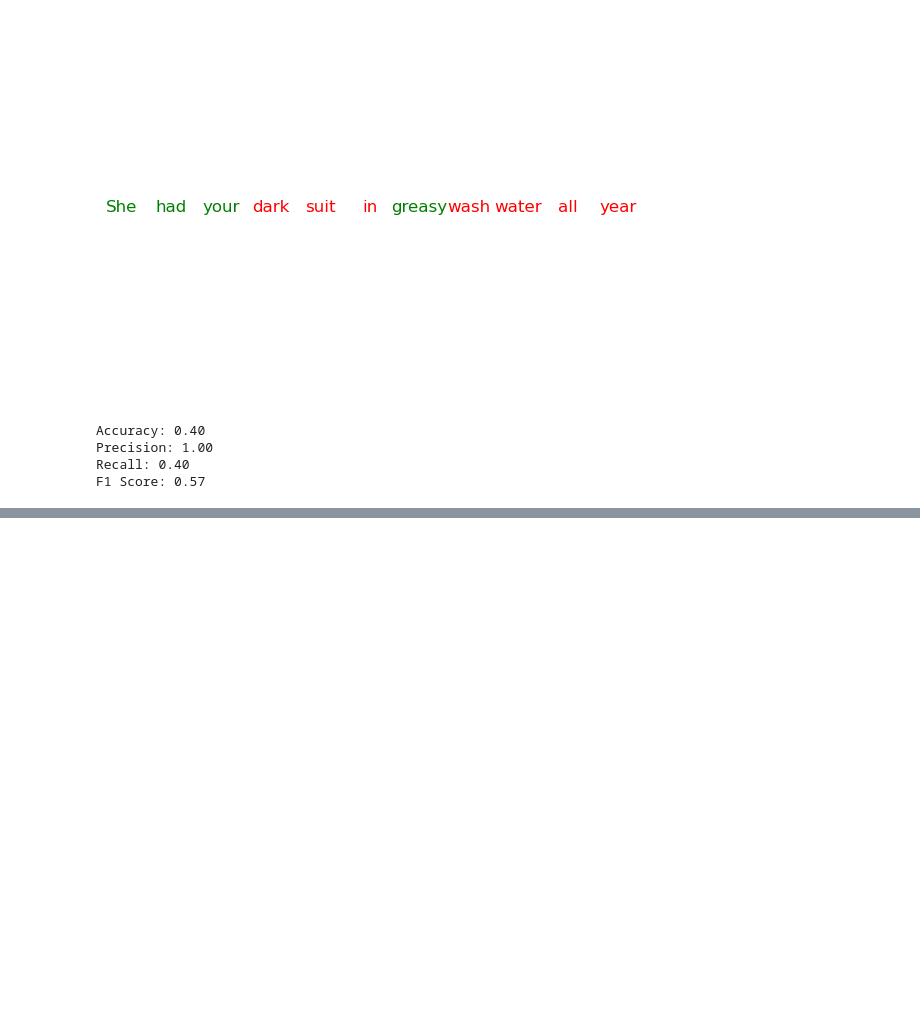
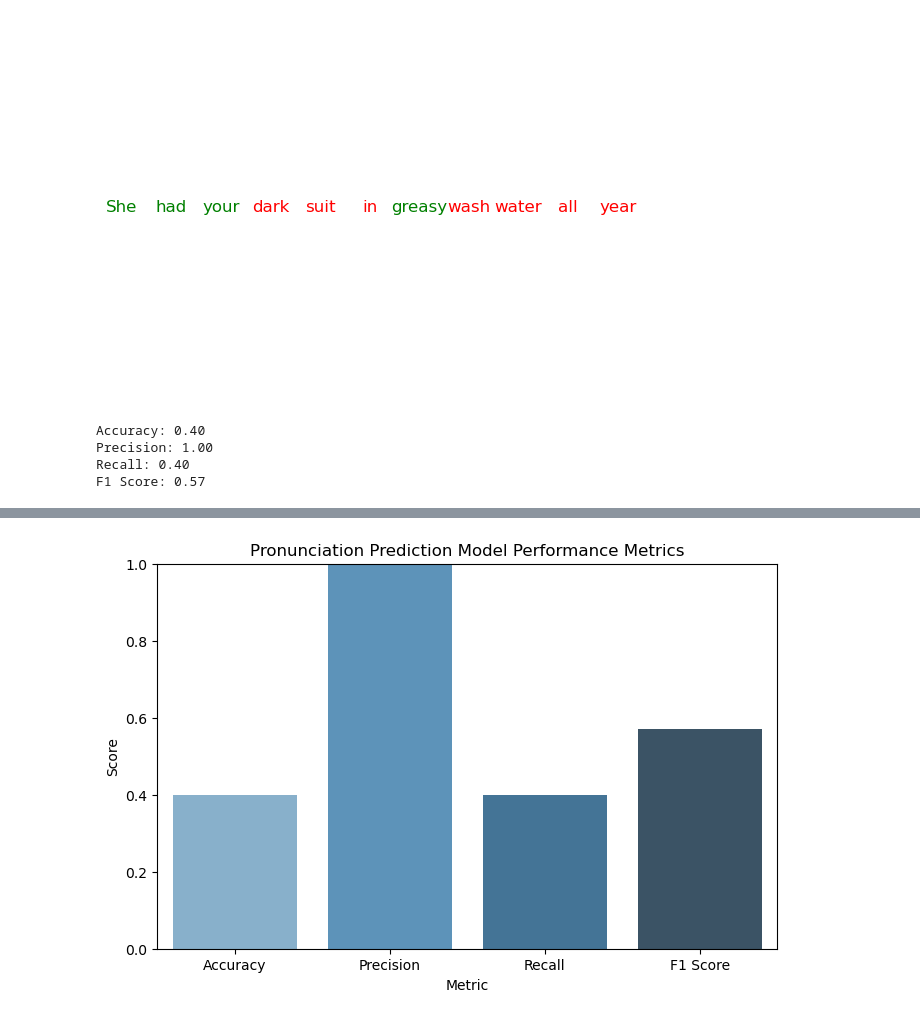
Before and after one commit to Jonam-2004/voice-based-pronunciation-prediction, a Jupyter notebook: Sample.ipynb, the cells around one changed output, grey strips where cells are left out. Cells and saved outputs as stored; diff of their text form; code cells hidden in the pictures; blank space fills up the shorter version.

```diff
--- a/Sample.ipynb
+++ b/Sample.ipynb
@@ -105,0 +121,17 @@ F1 Score: 0.57
+# %%
+import seaborn as sns
+
+def plot_performance_metrics(accuracy, precision, recall, f1):
+    metrics = {"Accuracy": accuracy, "Precision": precision, "Recall": recall, "F1 Score": f1}
+
+    plt.figure(figsize=(8, 5))
+    sns.barplot(x=list(metrics.keys()), y=list(metrics.values()), palette="Blues_d")
+    plt.ylim(0, 1)
+    plt.title("Pronunciation Prediction Model Performance Metrics")
+    plt.ylabel("Score")
+    plt.xlabel("Metric")
+    plt.show()
+
+plot_performance_metrics(accuracy, precision, recall, f1)
+# %% [output]
+[figure, added]
```
Also changed, not shown: parts of 6 cells of this notebook, 1 other file.
